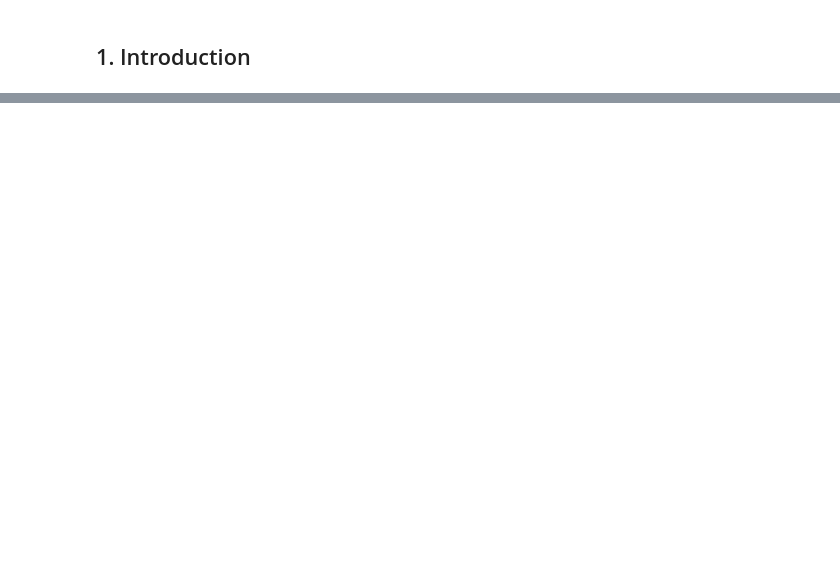
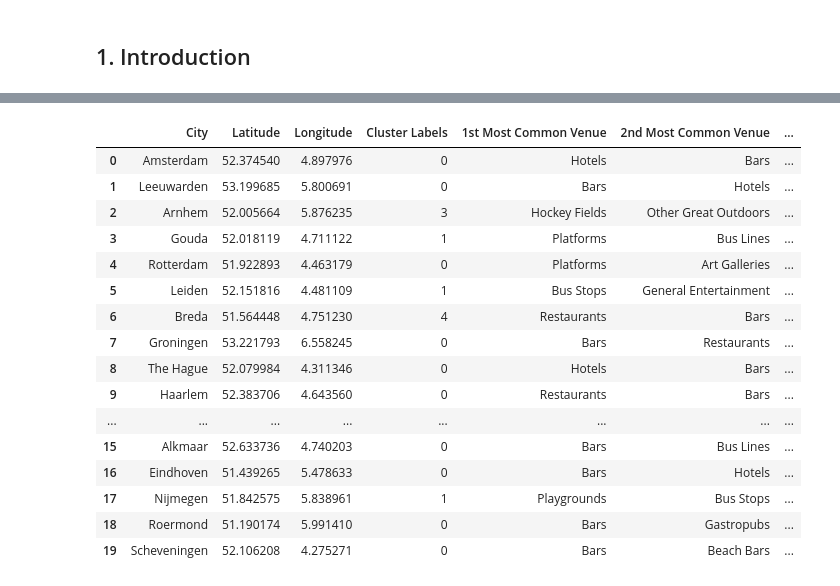
Before and after one commit to MariusILT/Coursera_Capstone, a Jupyter notebook: Capstone_Project_What_city_would_you_visit.ipynb, the cells around one changed output, grey strips where cells are left out. Saved outputs shown, nothing was run; the diff lists cells and outputs as text; code cells hidden in the pictures; blank space fills up the shorter version.

```diff
--- a/Capstone_Project_What_city_would_you_visit.ipynb
+++ b/Capstone_Project_What_city_would_you_visit.ipynb
@@ -63,0 +690,12 @@ For this project the data of foursquare (website: www.foursquare.com) will be us
+# %%
+num_top_venues = 5
+
+for hood in NL_city_grouped['City']:
+    print("----"+hood+"----")
+    temp = NL_city_grouped[NL_city_grouped['City'] == hood].T.reset_index()
+    temp.columns = ['venue','freq']
+    temp = temp.iloc[1:]
+    temp['freq'] = temp['freq'].astype(float)
+    temp = temp.round({'freq': 2})
+    print(temp.sort_values('freq', ascending=False).reset_index(drop=True).head(num_top_venues))
+    print('\n')
@@ -63,0 +722,6 @@ For this project the data of foursquare (website: www.foursquare.com) will be us
+# %%
+def return_most_common_venues(row, num_top_venues):
+    row_categories = row.iloc[1:]
+    row_categories_sorted = row_categories.sort_values(ascending=False)
+
+    return row_categories_sorted.index.values[0:num_top_venues]
@@ -63,0 +766,11 @@ For this project the data of foursquare (website: www.foursquare.com) will be us
+# %%
+# set number of clusters
+kclusters = 5
+
+NL_city_grouped_clustering = NL_city_grouped.drop('City', 1)
+
+# run k-means clustering
+kmeans = KMeans(n_clusters=kclusters, random_state=0).fit(NL_city_grouped_clustering)
+
+# check cluster labels generated for each row in the dataframe
+kmeans.labels_[0:10]
@@ -63,0 +779,9 @@ For this project the data of foursquare (website: www.foursquare.com) will be us
+# %%
+# add clustering labels
+try:
+    NL_city_venues_sorted.insert(0, 'Cluster Labels', kmeans.labels_)
+    print("clusters added")
+except:
+    del NL_city_venues_sorted['Cluster Labels']
+    NL_city_venues_sorted.insert(0, 'Cluster Labels', kmeans.labels_)
+    print("old clusters deleted and new clusters added")
@@ -63,0 +810,25 @@ For this project the data of foursquare (website: www.foursquare.com) will be us
+# %%
+NL_city_merged = df_nl_cities_with_xy
+
+# merge toronto_grouped with toronto_data to add latitude/longitude for each neighborhood
+NL_city_merged = NL_city_merged.join(NL_city_venues_sorted.set_index('City'), on='City')
+
+NL_city_merged.head(50) # check the last columns!
+# %% [output]
+|  | City | Latitude | Longitude | Cluster Labels | 1st Most Common Venue | 2nd Most Common Venue | ... |
+| 0 | Amsterdam | 52.374540 | 4.897976 | 0 | Hotels | Bars | ... |
+| 1 | Leeuwarden | 53.199685 | 5.800691 | 0 | Bars | Hotels | ... |
+| 2 | Arnhem | 52.005664 | 5.876235 | 3 | Hockey Fields | Other Great Outdoors | ... |
+| 3 | Gouda | 52.018119 | 4.711122 | 1 | Platforms | Bus Lines | ... |
+| 4 | Rotterdam | 51.922893 | 4.463179 | 0 | Platforms | Art Galleries | ... |
+| 5 | Leiden | 52.151816 | 4.481109 | 1 | Bus Stops | General Entertainment | ... |
+| 6 | Breda | 51.564448 | 4.751230 | 4 | Restaurants | Bars | ... |
+| 7 | Groningen | 53.221793 | 6.558245 | 0 | Bars | Restaurants | ... |
+| 8 | The Hague | 52.079984 | 4.311346 | 0 | Hotels | Bars | ... |
+| 9 | Haarlem | 52.383706 | 4.643560 | 0 | Restaurants | Bars | ... |
+| ... | ... | ... | ... | ... | ... | ... | ... |
+| 15 | Alkmaar | 52.633736 | 4.740203 | 0 | Bars | Bus Lines | ... |
+| 16 | Eindhoven | 51.439265 | 5.478633 | 0 | Bars | Hotels | ... |
+| 17 | Nijmegen | 51.842575 | 5.838961 | 1 | Playgrounds | Bus Stops | ... |
+| 18 | Roermond | 51.190174 | 5.991410 | 0 | Bars | Gastropubs | ... |
+| 19 | Scheveningen | 52.106208 | 4.275271 | 0 | Bars | Beach Bars | ... |
```
Also changed, not shown: parts of 139 cells of this notebook, 4 other files.
